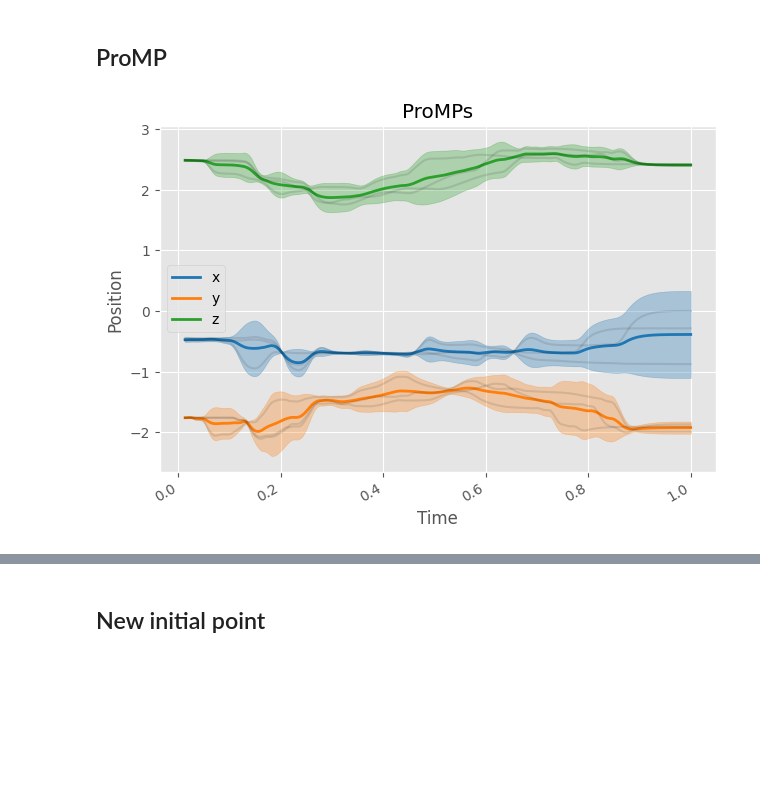
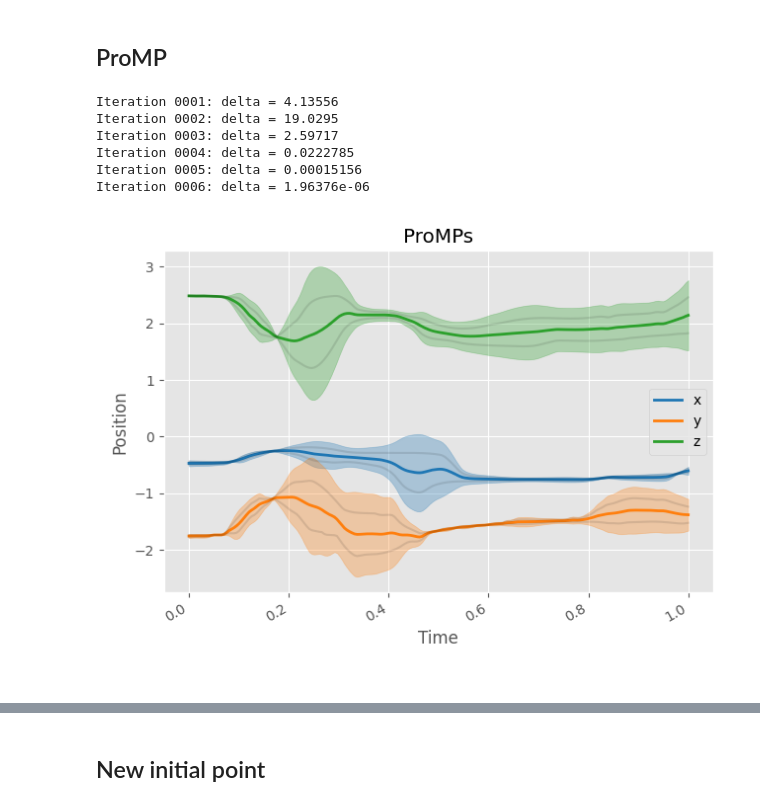
Before and after one commit to kir0ul/COMP5495_RobotLearning, a Jupyter notebook: Door+cube/ProMP.ipynb, the cells around one changed output, grey strips where cells are left out. Drawn from its saved outputs; the diff is of its cells as text; code cells hidden in the pictures; blank space fills up the shorter version.

```diff
--- a/Door+cube/ProMP.ipynb
+++ b/Door+cube/ProMP.ipynb
@@ -206,44 +210,59 @@ with plt.style.context("ggplot"):
 # %% [markdown]
 ## ProMP
+# %%
+T = np.empty((num_demos, nb_points))
+T[:, :] = np.linspace(0.0, 1.0, nb_points)
 # %%
 n_weights = 100
 # y_conditional_cov = np.array([0.025])
-T_smooth = np.tile(total_sec_interp, (3, 1))
+# T_smooth = np.tile(total_sec_interp, (3, 1))
 promp = ProMP(n_dims=3, n_weights_per_dim=n_weights)
-promp.imitate(T_smooth, Y_smooth[:, :, 1:4])
-weights = promp.weights(T_smooth[0], Y_smooth[0, :, 1:4])
-
-promp.trajectory_from_weights(T_smooth[0], weights)
-Y_mean = promp.mean_trajectory(T_smooth[0])
-Y_conf = 1.96 * np.sqrt(promp.var_trajectory(T_smooth[0]))
+# promp.imitate(T_smooth, Y_smooth[:, :, 1:4], verbose=1)
+promp.imitate(T, Y_smooth[:, :, 1:4], verbose=1)
+# weights = promp.weights(T_smooth[0], Y_smooth[0, :, 1:4])
+# promp.trajectory_from_weights(T_smooth[0], weights)
+# Y_mean = promp.mean_trajectory(T_smooth[0])
+Y_mean = promp.mean_trajectory(T[0])
+# Y_conf = 1.96 * np.sqrt(promp.var_trajectory(T_smooth[0]))
+Y_conf = 1.96 * np.sqrt(promp.var_trajectory(T[0]))
+# %% [output]
+Iteration 0001: delta = 4.13556
+Iteration 0002: delta = 19.0295
+Iteration 0003: delta = 2.59717
+Iteration 0004: delta = 0.0222785
+Iteration 0005: delta = 0.00015156
+Iteration 0006: delta = 1.96376e-06
 # %%
 with mpl.style.context("ggplot"):
     fig, ax = plt.subplots()
     cmap = mpl.colormaps.get("tab10").colors
 
     labels = ("x", "y", "z")
     for dim in range(Y_mean.shape[1]):
         label = labels[dim]
         ax.fill_between(
-            T_smooth[0, :],
+            # T_smooth[0, :],
+            T[0, :],
             (Y_mean[:, dim] - Y_conf[:, dim]).ravel(),
             (Y_mean[:, dim] + Y_conf[:, dim]).ravel(),
             alpha=0.3,
             color=cmap[dim],
         )
-        ax.plot(T_smooth[0, :], Y_mean[:, dim], lw=2, label=label, color=cmap[dim])
+        # ax.plot(T_smooth[0, :], Y_mean[:, dim], lw=2, label=label, color=cmap[dim])
+        ax.plot(T[0, :], Y_mean[:, dim], lw=2, label=label, color=cmap[dim])
         for d_i in range(num_demos):
-            ax.plot(T_smooth[d_i, :], Y_smooth[d_i, :, dim + 1], c="k", alpha=0.1)
+            # ax.plot(T_smooth[d_i, :], Y_smooth[d_i, :, dim + 1], c="k", alpha=0.1)
+            ax.plot(T[d_i, :], Y_smooth[d_i, :, dim + 1], c="k", alpha=0.1)
 
     ax.legend(loc="best")
     ax.set_xlabel("Time")
     ax.set_ylabel("Position")
     ax.set_title("ProMPs")
     fig.tight_layout()
     fig.autofmt_xdate()
     plt.show()
 # %% [output]
-[figure, old version]
+[figure, new version]
 # %%
 # with plt.style.context("ggplot"):
 fig, ax = plt.subplots(subplot_kw={"projection": "3d"})
```
Also changed, not shown: parts of 23 cells of this notebook, 3 other files.
